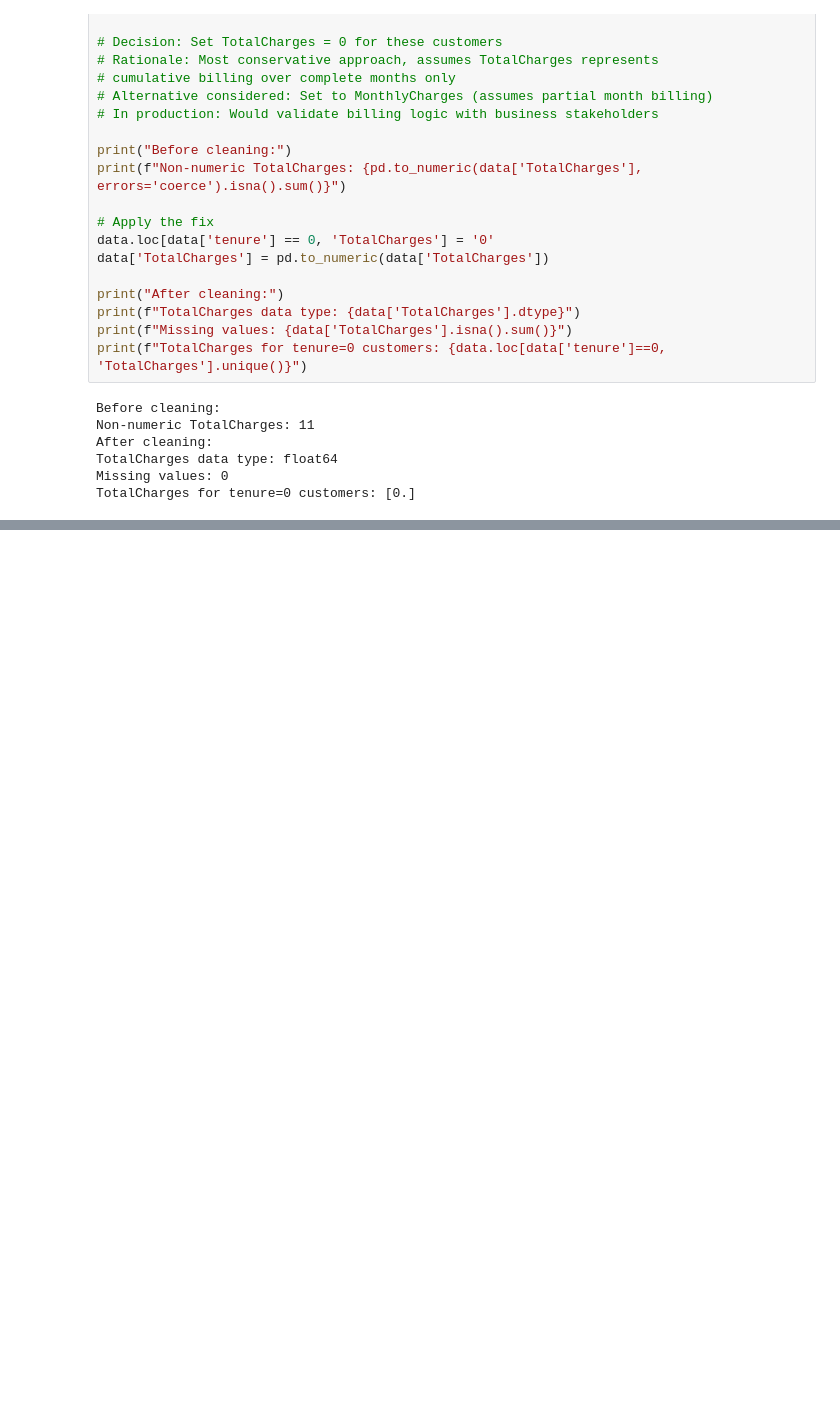
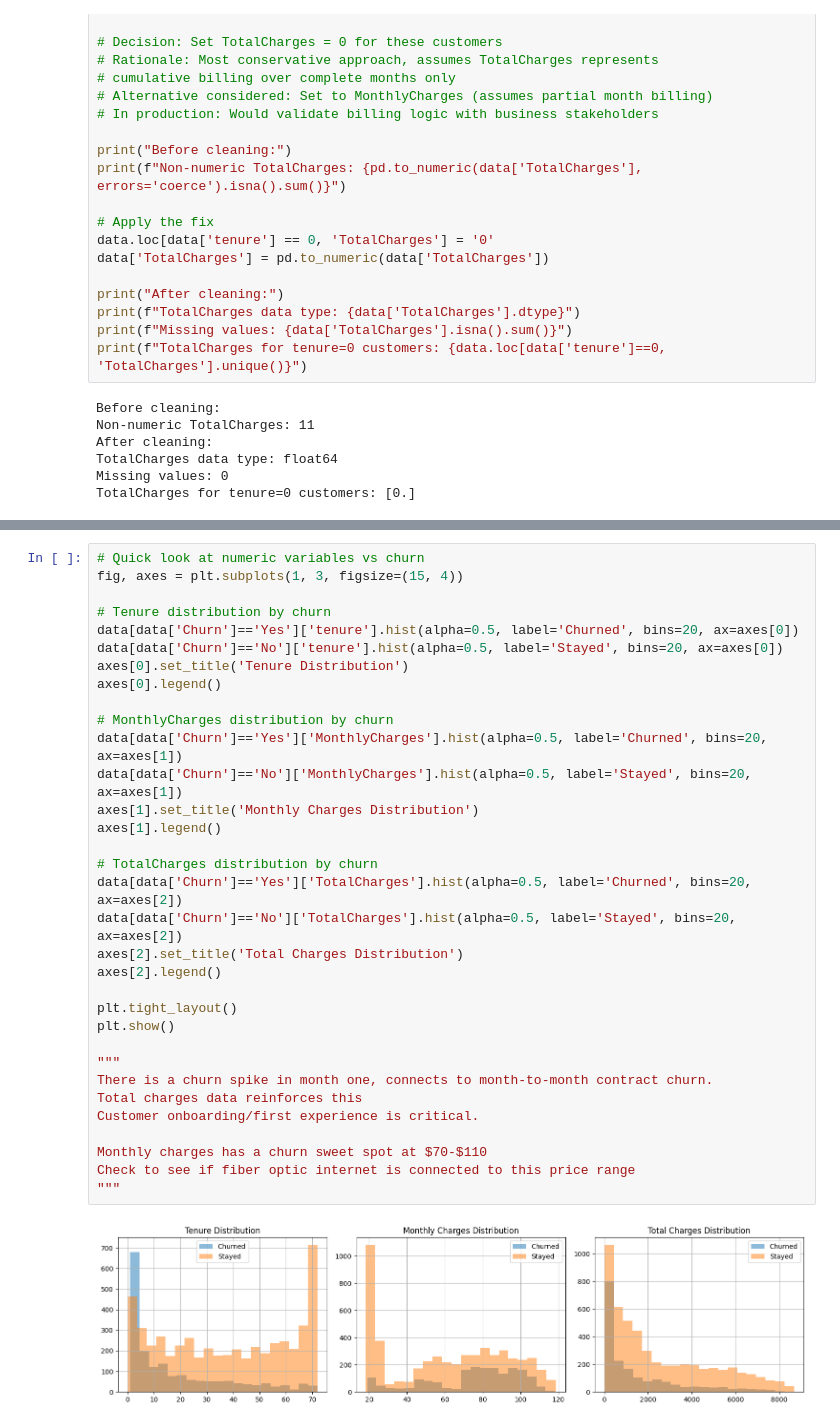
Before and after one commit to markalerret/Portfolio, a Jupyter notebook: churn_prediction/notebooks/churn_analysis.ipynb, the cells around one changed output, grey strips where cells are left out. Cells and saved outputs as stored; diff of their text form; blank space fills up the shorter version.

```diff
--- a/churn_prediction/notebooks/churn_analysis.ipynb
+++ b/churn_prediction/notebooks/churn_analysis.ipynb
@@ -198,0 +507,35 @@ Sample of TotalCharges vs Expected (tenure*monthly):
+# %%
+# Quick look at numeric variables vs churn
+fig, axes = plt.subplots(1, 3, figsize=(15, 4))
+
+# Tenure distribution by churn
+data[data['Churn']=='Yes']['tenure'].hist(alpha=0.5, label='Churned', bins=20, ax=axes[0])
+data[data['Churn']=='No']['tenure'].hist(alpha=0.5, label='Stayed', bins=20, ax=axes[0])
+axes[0].set_title('Tenure Distribution')
+axes[0].legend()
+
+# MonthlyCharges distribution by churn
+data[data['Churn']=='Yes']['MonthlyCharges'].hist(alpha=0.5, label='Churned', bins=20, ax=axes[1])
+data[data['Churn']=='No']['MonthlyCharges'].hist(alpha=0.5, label='Stayed', bins=20, ax=axes[1])
+axes[1].set_title('Monthly Charges Distribution')
+axes[1].legend()
+
+# TotalCharges distribution by churn
+data[data['Churn']=='Yes']['TotalCharges'].hist(alpha=0.5, label='Churned', bins=20, ax=axes[2])
+data[data['Churn']=='No']['TotalCharges'].hist(alpha=0.5, label='Stayed', bins=20, ax=axes[2])
+axes[2].set_title('Total Charges Distribution')
+axes[2].legend()
+
+plt.tight_layout()
+plt.show()
+
+"""
+There is a churn spike in month one, connects to month-to-month contract churn.
+Total charges data reinforces this
+Customer onboarding/first experience is critical.
+
+Monthly charges has a churn sweet spot at $70-$110
+Check to see if fiber optic internet is connected to this price range
+"""
+# %% [output]
+[figure, added]
```
Also changed, not shown: parts of 16 cells of this notebook.
